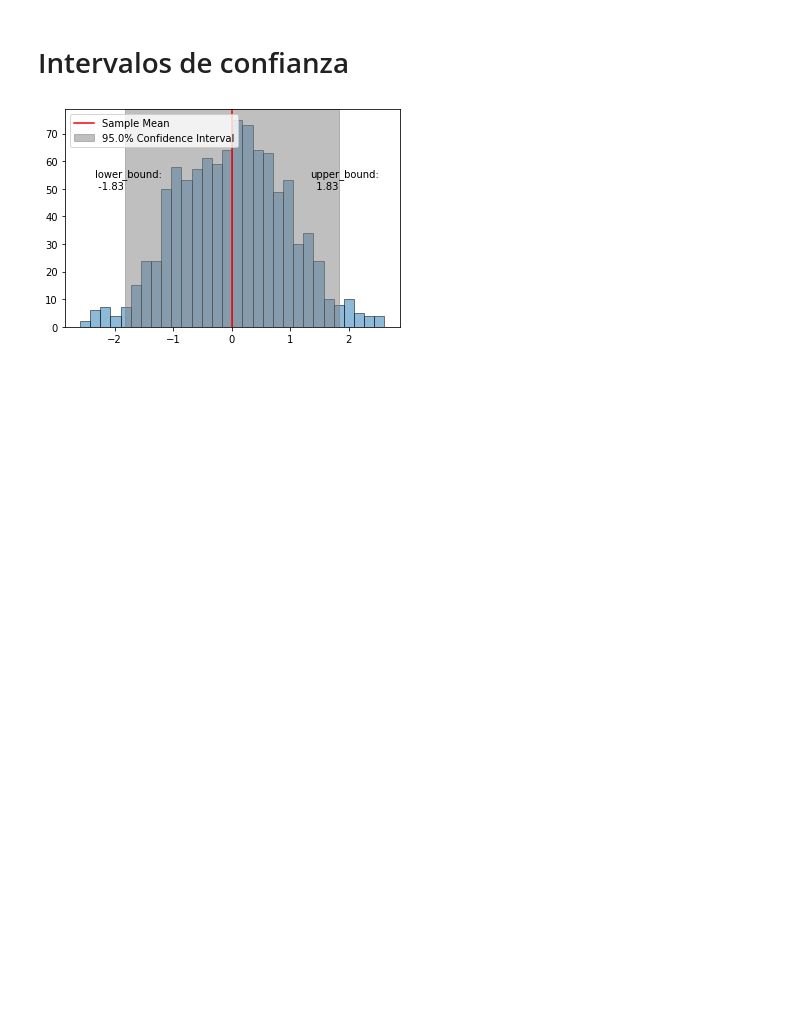
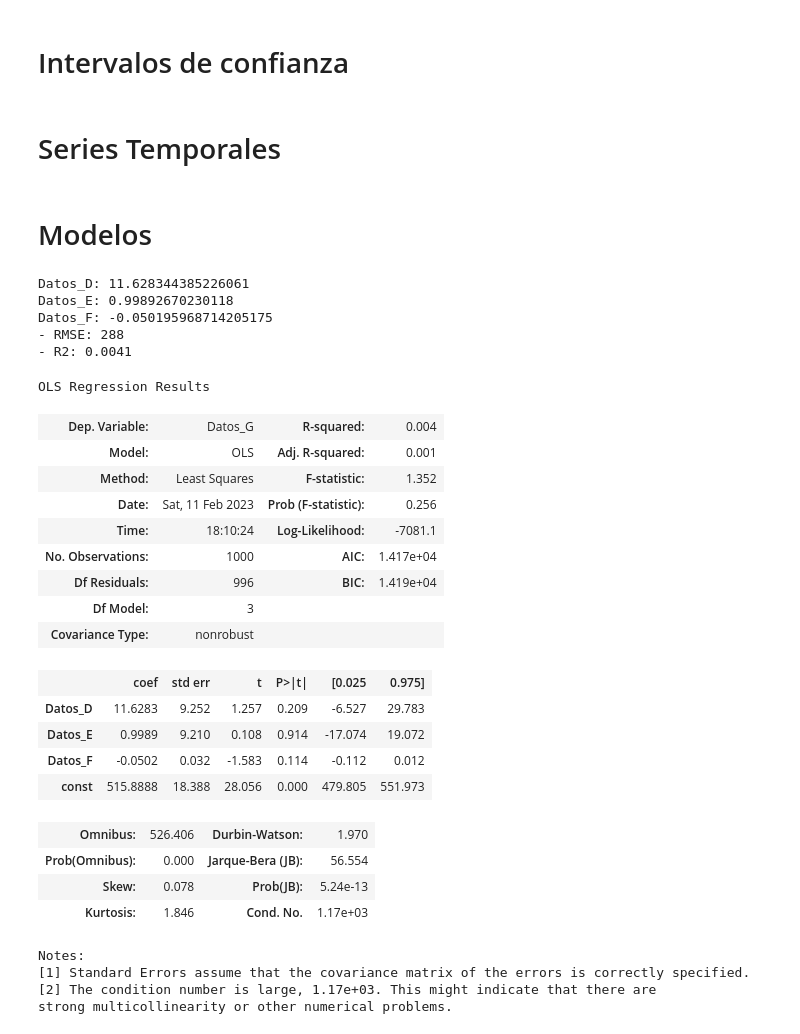
Before and after one commit to 4bm4/cheatsheetDC, a Jupyter notebook: clases.ipynb, the cells around one changed output. Saved outputs shown, nothing was run; the diff lists cells and outputs as text; code cells hidden in the pictures; blank space fills up the shorter version.

```diff
--- a/clases.ipynb
+++ b/clases.ipynb
@@ -1236,6 +1075,66 @@ Fail to reject null hypothesis. No significant difference (p-value=nan)
 # %% [markdown]
 # Intervalos de confianza
 # %%
-ejemplo.plot_confidence_interval("Datos_D")
+# ejemplo.plot_confidence_interval("Datos_D")
-# %% [output]
-[figure, removed]
+# %% [markdown]
+# Series Temporales
+# %% [markdown]
+# Modelos
+# %%
+from sklearn.linear_model import LinearRegression
+from sklearn.metrics import mean_squared_error,r2_score
+
+predictores=['Datos_D','Datos_E','Datos_F']
+OUTCOME='Datos_G'
+#No funciona con NA ni con distinta longitud dentro de los DF
+
+ej_lm=LinearRegression()
+ej_lm.fit(df_prueba[predictores],df_prueba[OUTCOME])
+
+for name, coef in zip(predictores,ej_lm.coef_):
+    print(f"{name}: {coef}")
+
+fitted= ej_lm.predict(df_prueba[predictores])
+RMSE= np.sqrt(mean_squared_error(df_prueba[OUTCOME],fitted))
+r2= r2_score(df_prueba[OUTCOME],fitted)
+
+# RMSE es como el accuracy del modelo (es practicamente igual al RSE)
+print(f"- RMSE: {RMSE:.0f}")
+
+# coeficiente de determinación:  0-1 proporción de varianza en los datos
+# que estan contabilizados en el modelo
+print(f"- R2: {r2:.4f}")
+
+
+model=sm.OLS(df_prueba[OUTCOME],df_prueba[predictores].assign(const=1) )
+resul=model.fit()
+resul.summary()
+# %% [output]
+Datos_D: 11.628344385226061
+Datos_E: 0.99892670230118
+Datos_F: -0.050195968714205175
+- RMSE: 288
+- R2: 0.0041
+OLS Regression Results
+| Dep. Variable: | Datos_G | R-squared: | 0.004 |
+| Model: | OLS | Adj. R-squared: | 0.001 |
+| Method: | Least Squares | F-statistic: | 1.352 |
+| Date: | Sat, 11 Feb 2023 | Prob (F-statistic): | 0.256 |
+| Time: | 18:10:24 | Log-Likelihood: | -7081.1 |
+| No. Observations: | 1000 | AIC: | 1.417e+04 |
+| Df Residuals: | 996 | BIC: | 1.419e+04 |
+| Df Model: | 3 |  |  |
+| Covariance Type: | nonrobust |  |  |
+|  | coef | std err | t | P>|t| | [0.025 | 0.975] |
+| Datos_D | 11.6283 | 9.252 | 1.257 | 0.209 | -6.527 | 29.783 |
+| Datos_E | 0.9989 | 9.210 | 0.108 | 0.914 | -17.074 | 19.072 |
+| Datos_F | -0.0502 | 0.032 | -1.583 | 0.114 | -0.112 | 0.012 |
+| const | 515.8888 | 18.388 | 28.056 | 0.000 | 479.805 | 551.973 |
+| Omnibus: | 526.406 | Durbin-Watson: | 1.970 |
+| Prob(Omnibus): | 0.000 | Jarque-Bera (JB): | 56.554 |
+| Skew: | 0.078 | Prob(JB): | 5.24e-13 |
+| Kurtosis: | 1.846 | Cond. No. | 1.17e+03 |
+Notes:
+[1] Standard Errors assume that the covariance matrix of the errors is correctly specified.
+[2] The condition number is large, 1.17e+03. This might indicate that there are
+strong multicollinearity or other numerical problems.
```
Also changed, not shown: parts of 27 cells of this notebook.
